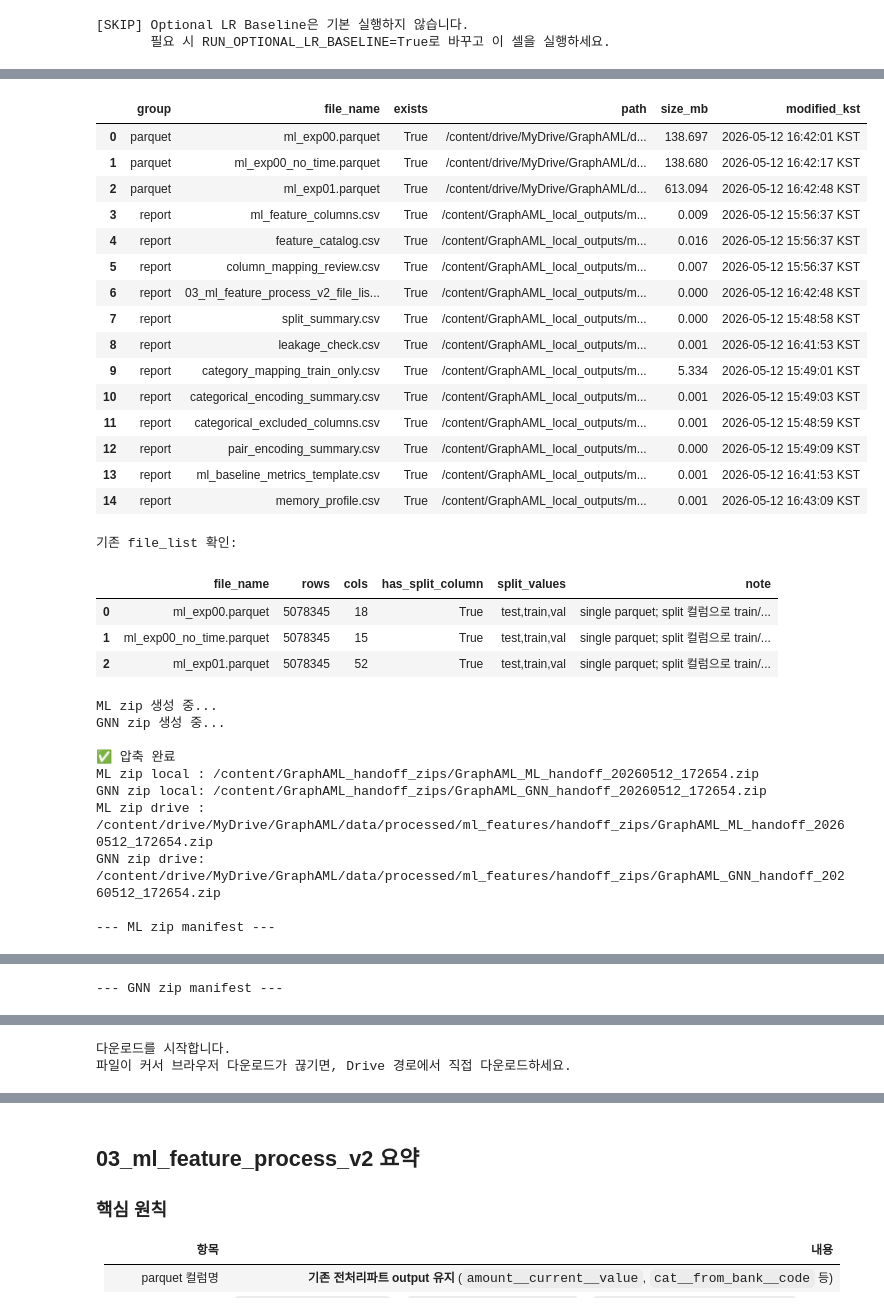
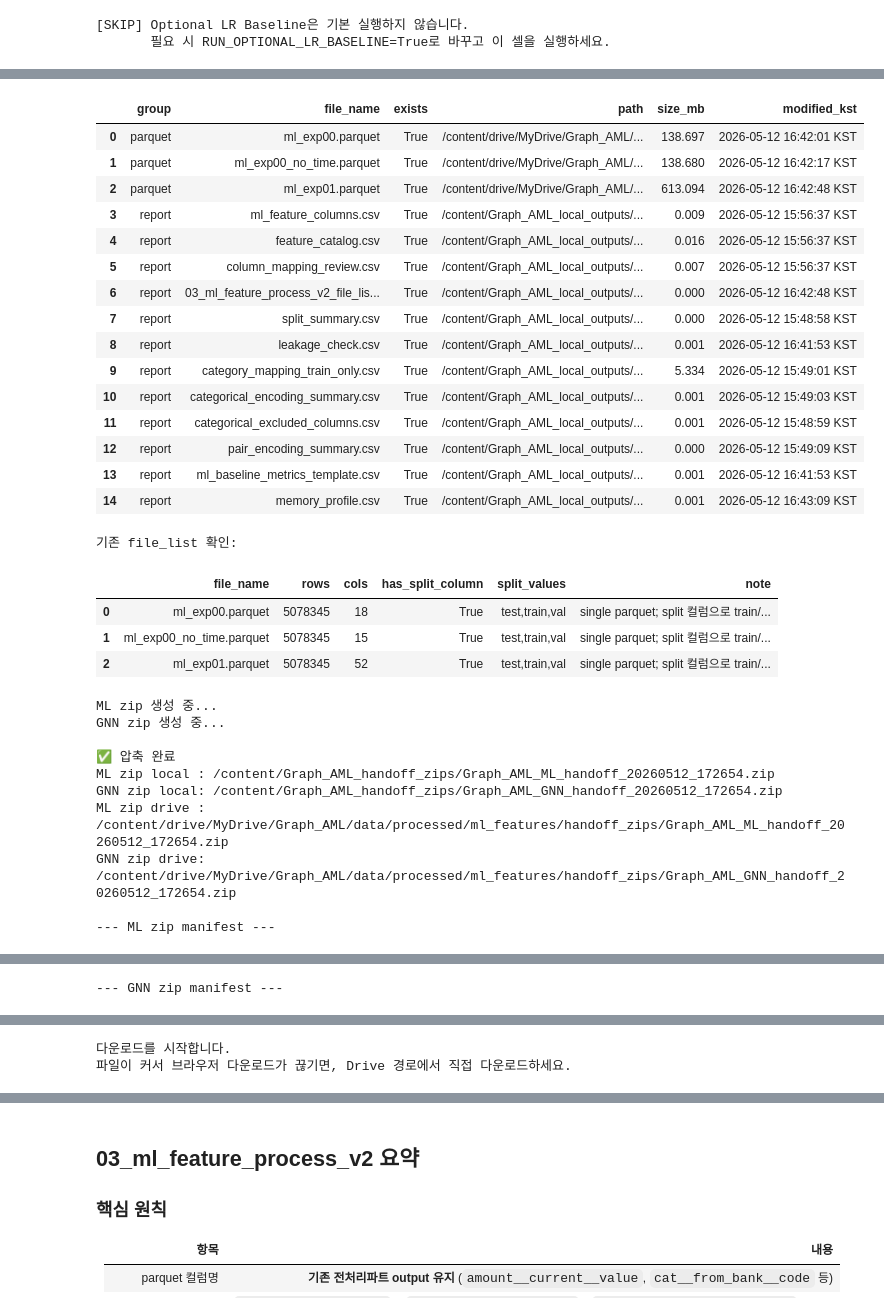
Before and after one commit to JKYUPSYCHE/Graph_AML, a Jupyter notebook: data/preprocessing/03_ml_feature_process.ipynb, the cells around one changed output, grey strips where cells are left out. Drawn from its saved outputs; the diff is of its cells as text; code cells hidden in the pictures.

Commit message:
[Data] Graph_AML 경로명 정렬

```diff
--- a/data/preprocessing/03_ml_feature_process.ipynb
+++ b/data/preprocessing/03_ml_feature_process.ipynb
@@ -35,7 +35,7 @@ from pathlib import Path
 # - 가벼운 검증표 / 피처 명세서 / 요약 CSV: Colab local
 #
 # Drive 폴더 구조:
-# GraphAML/
+# Graph_AML/
 # └── data/
 #     ├── code/
 #     ├── raw/
@@ -46,7 +46,7 @@ from pathlib import Path
 #         └── gnn_inputs/
 #
 # Local 폴더 구조:
-# /content/GraphAML_local_outputs/
+# /content/Graph_AML_local_outputs/
 # ├── step01_clean_base/
 # ├── ml_features/
 # └── gnn_inputs/
@@ -62,7 +62,7 @@ except ModuleNotFoundError:
     )
 
 # Drive: raw 데이터, 큰 parquet, 팀 공유 산출물
-DRIVE_BASE_DIR = Path("/content/drive/MyDrive/GraphAML")
+DRIVE_BASE_DIR = Path("/content/drive/MyDrive/Graph_AML")
 DRIVE_DATA_DIR = DRIVE_BASE_DIR / "data"
 
 CODE_DIR = DRIVE_DATA_DIR / "code"
@@ -76,7 +76,7 @@ GNN_DRIVE_DIR = GRAPH_DIR / "gnn_inputs"
 
 # Local: 가벼운 검증표, 피처 명세서, 요약 CSV
 # 주의: Colab local이므로 런타임 종료 시 사라질 수 있습니다.
-LOCAL_BASE_DIR = Path("/content/GraphAML_local_outputs")
+LOCAL_BASE_DIR = Path("/content/Graph_AML_local_outputs")
 STEP01_LOCAL_DIR = LOCAL_BASE_DIR / "step01_clean_base"
 ML_LOCAL_DIR = LOCAL_BASE_DIR / "ml_features"
 GNN_LOCAL_DIR = LOCAL_BASE_DIR / "gnn_inputs"
@@ -2914,7 +2914,7 @@ local output: /content/GraphAML_local_outputs/ml_features
 from pathlib import Path
 import shutil
 
-src_dir = Path('/content/GraphAML_local_outputs/ml_features')
+src_dir = Path('/content/Graph_AML_local_outputs/ml_features')
 zip_base = Path('/content/ml_features_reports')
 zip_path = Path(str(zip_base) + '.zip')
 
@@ -2962,7 +2962,7 @@ if zip_path.exists():
 created_zip = shutil.make_archive(str(zip_base), 'zip', root_dir=src_dir)
 print('\ncreated zip:', created_zip)
 
-drive_backup_dir = Path('/content/drive/MyDrive/GraphAML/data/processed/ml_features')
+drive_backup_dir = Path('/content/drive/MyDrive/Graph_AML/data/processed/ml_features')
 drive_backup_dir.mkdir(parents=True, exist_ok=True)
 backup_zip = drive_backup_dir / zip_path.name
 shutil.copy2(zip_path, backup_zip)
@@ -3014,10 +3014,10 @@ import shutil
 # 0. 최종 산출물 경로 고정
 # ------------------------------------------------------------
 
-DRIVE_OUT_DIR = Path("/content/drive/MyDrive/GraphAML/data/processed/ml_features")
-LOCAL_REPORT_DIR = Path("/content/GraphAML_local_outputs/ml_features")
+DRIVE_OUT_DIR = Path("/content/drive/MyDrive/Graph_AML/data/processed/ml_features")
+LOCAL_REPORT_DIR = Path("/content/Graph_AML_local_outputs/ml_features")
 
-ZIP_LOCAL_DIR = Path("/content/GraphAML_handoff_zips")
+ZIP_LOCAL_DIR = Path("/content/Graph_AML_handoff_zips")
 ZIP_LOCAL_DIR.mkdir(parents=True, exist_ok=True)
 
 ZIP_DRIVE_DIR = DRIVE_OUT_DIR / "handoff_zips"
@@ -3276,8 +3276,8 @@ if file_list_path and file_list_path.exists():
 # 5. zip 생성
 # ------------------------------------------------------------
 
-ml_zip_local = ZIP_LOCAL_DIR / f"GraphAML_ML_handoff_{timestamp}.zip"
-gnn_zip_local = ZIP_LOCAL_DIR / f"GraphAML_GNN_handoff_{timestamp}.zip"
+ml_zip_local = ZIP_LOCAL_DIR / f"Graph_AML_ML_handoff_{timestamp}.zip"
+gnn_zip_local = ZIP_LOCAL_DIR / f"Graph_AML_GNN_handoff_{timestamp}.zip"
 
 print("\nML zip 생성 중...")
 ml_manifest_rows = make_zip(ml_zip_local, ml_files, "ML")
@@ -3298,48 +3298,48 @@ print("GNN zip local:", gnn_zip_local)
 print("ML zip drive :", ml_zip_drive)
 print("GNN zip drive:", gnn_zip_drive)
 
 print("\n--- ML zip manifest ---")
 display(pd.DataFrame(ml_manifest_rows))
 
 print("\n--- GNN zip manifest ---")
 display(pd.DataFrame(gnn_manifest_rows))
 
 
 # ------------------------------------------------------------
 # 6. Colab 다운로드
 # ------------------------------------------------------------
 
 try:
     from google.colab import files
 
     print("\n다운로드를 시작합니다.")
     print("파일이 커서 브라우저 다운로드가 끊기면, Drive 경로에서 직접 다운로드하세요.")
 
     files.download(str(ml_zip_local))
     files.download(str(gnn_zip_local))
 
 except Exception as e:
     print("\n자동 다운로드를 실행하지 못했습니다.")
     print("아래 Drive 경로에서 직접 다운로드하세요.")
     print("ML zip :", ml_zip_drive)
     print("GNN zip:", gnn_zip_drive)
 # %% [output]
 |  | group | file_name | exists | path | size_mb | modified_kst |
-| 0 | parquet | ml_exp00.parquet | True | /content/drive/MyDrive/GraphAML/d... | 138.697 | 2026-05-12 16:42:01 KST |
-| 1 | parquet | ml_exp00_no_time.parquet | True | /content/drive/MyDrive/GraphAML/d... | 138.680 | 2026-05-12 16:42:17 KST |
-| 2 | parquet | ml_exp01.parquet | True | /content/drive/MyDrive/GraphAML/d... | 613.094 | 2026-05-12 16:42:48 KST |
-| 3 | report | ml_feature_columns.csv | True | /content/GraphAML_local_outputs/m... | 0.009 | 2026-05-12 15:56:37 KST |
-| 4 | report | feature_catalog.csv | True | /content/GraphAML_local_outputs/m... | 0.016 | 2026-05-12 15:56:37 KST |
-| 5 | report | column_mapping_review.csv | True | /content/GraphAML_local_outputs/m... | 0.007 | 2026-05-12 15:56:37 KST |
-| 6 | report | 03_ml_feature_process_v2_file_lis... | True | /content/GraphAML_local_outputs/m... | 0.000 | 2026-05-12 16:42:48 KST |
-| 7 | report | split_summary.csv | True | /content/GraphAML_local_outputs/m... | 0.000 | 2026-05-12 15:48:58 KST |
-| 8 | report | leakage_check.csv | True | /content/GraphAML_local_outputs/m... | 0.001 | 2026-05-12 16:41:53 KST |
-| 9 | report | category_mapping_train_only.csv | True | /content/GraphAML_local_outputs/m... | 5.334 | 2026-05-12 15:49:01 KST |
-| 10 | report | categorical_encoding_summary.csv | True | /content/GraphAML_local_outputs/m... | 0.001 | 2026-05-12 15:49:03 KST |
-| 11 | report | categorical_excluded_columns.csv | True | /content/GraphAML_local_outputs/m... | 0.001 | 2026-05-12 15:48:59 KST |
-| 12 | report | pair_encoding_summary.csv | True | /content/GraphAML_local_outputs/m... | 0.000 | 2026-05-12 15:49:09 KST |
-| 13 | report | ml_baseline_metrics_template.csv | True | /content/GraphAML_local_outputs/m... | 0.001 | 2026-05-12 16:41:53 KST |
-| 14 | report | memory_profile.csv | True | /content/GraphAML_local_outputs/m... | 0.001 | 2026-05-12 16:43:09 KST |
+| 0 | parquet | ml_exp00.parquet | True | /content/drive/MyDrive/Graph_AML/... | 138.697 | 2026-05-12 16:42:01 KST |
+| 1 | parquet | ml_exp00_no_time.parquet | True | /content/drive/MyDrive/Graph_AML/... | 138.680 | 2026-05-12 16:42:17 KST |
+| 2 | parquet | ml_exp01.parquet | True | /content/drive/MyDrive/Graph_AML/... | 613.094 | 2026-05-12 16:42:48 KST |
+| 3 | report | ml_feature_columns.csv | True | /content/Graph_AML_local_outputs/... | 0.009 | 2026-05-12 15:56:37 KST |
+| 4 | report | feature_catalog.csv | True | /content/Graph_AML_local_outputs/... | 0.016 | 2026-05-12 15:56:37 KST |
+| 5 | report | column_mapping_review.csv | True | /content/Graph_AML_local_outputs/... | 0.007 | 2026-05-12 15:56:37 KST |
+| 6 | report | 03_ml_feature_process_v2_file_lis... | True | /content/Graph_AML_local_outputs/... | 0.000 | 2026-05-12 16:42:48 KST |
+| 7 | report | split_summary.csv | True | /content/Graph_AML_local_outputs/... | 0.000 | 2026-05-12 15:48:58 KST |
+| 8 | report | leakage_check.csv | True | /content/Graph_AML_local_outputs/... | 0.001 | 2026-05-12 16:41:53 KST |
+| 9 | report | category_mapping_train_only.csv | True | /content/Graph_AML_local_outputs/... | 5.334 | 2026-05-12 15:49:01 KST |
+| 10 | report | categorical_encoding_summary.csv | True | /content/Graph_AML_local_outputs/... | 0.001 | 2026-05-12 15:49:03 KST |
+| 11 | report | categorical_excluded_columns.csv | True | /content/Graph_AML_local_outputs/... | 0.001 | 2026-05-12 15:48:59 KST |
+| 12 | report | pair_encoding_summary.csv | True | /content/Graph_AML_local_outputs/... | 0.000 | 2026-05-12 15:49:09 KST |
+| 13 | report | ml_baseline_metrics_template.csv | True | /content/Graph_AML_local_outputs/... | 0.001 | 2026-05-12 16:41:53 KST |
+| 14 | report | memory_profile.csv | True | /content/Graph_AML_local_outputs/... | 0.001 | 2026-05-12 16:43:09 KST |
 기존 file_list 확인:
 |  | file_name | rows | cols | has_split_column | split_values | note |
 | 0 | ml_exp00.parquet | 5078345 | 18 | True | test,train,val | single parquet; split 컬럼으로 train/... |
@@ -3349,10 +3349,10 @@ ML zip 생성 중...
 GNN zip 생성 중...
 
 ✅ 압축 완료
-ML zip local : /content/GraphAML_handoff_zips/GraphAML_ML_handoff_20260512_172654.zip
-GNN zip local: /content/GraphAML_handoff_zips/GraphAML_GNN_handoff_20260512_172654.zip
-ML zip drive : /content/drive/MyDrive/GraphAML/data/processed/ml_features/handoff_zips/GraphAML_ML_handoff_20260512_172654.zip
-GNN zip drive: /content/drive/MyDrive/GraphAML/data/processed/ml_features/handoff_zips/GraphAML_GNN_handoff_20260512_172654.zip
+ML zip local : /content/Graph_AML_handoff_zips/Graph_AML_ML_handoff_20260512_172654.zip
+GNN zip local: /content/Graph_AML_handoff_zips/Graph_AML_GNN_handoff_20260512_172654.zip
+ML zip drive : /content/drive/MyDrive/Graph_AML/data/processed/ml_features/handoff_zips/Graph_AML_ML_handoff_20260512_172654.zip
+GNN zip drive: /content/drive/MyDrive/Graph_AML/data/processed/ml_features/handoff_zips/Graph_AML_GNN_handoff_20260512_172654.zip
 
 --- ML zip manifest ---
 |  | package | file_name | source_path | size_mb | modified_kst |
```
Also changed, not shown: parts of 14 cells of this notebook, 3 other files.
